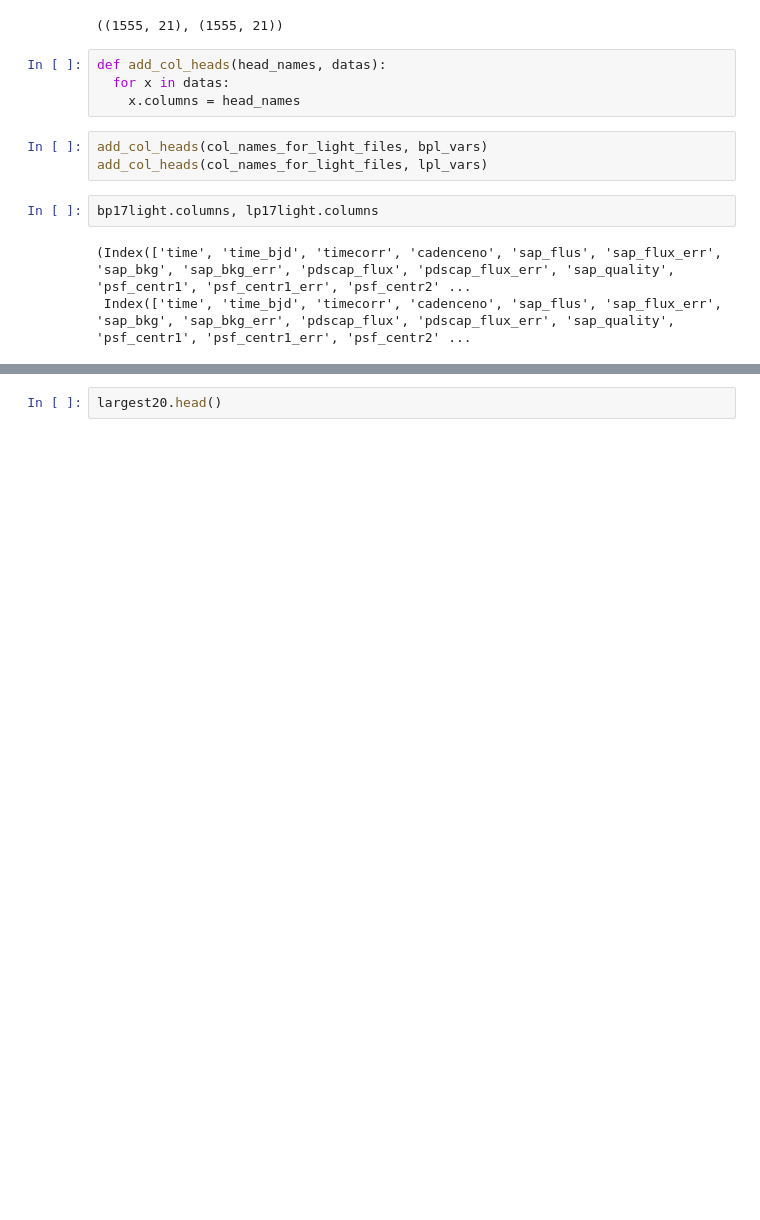
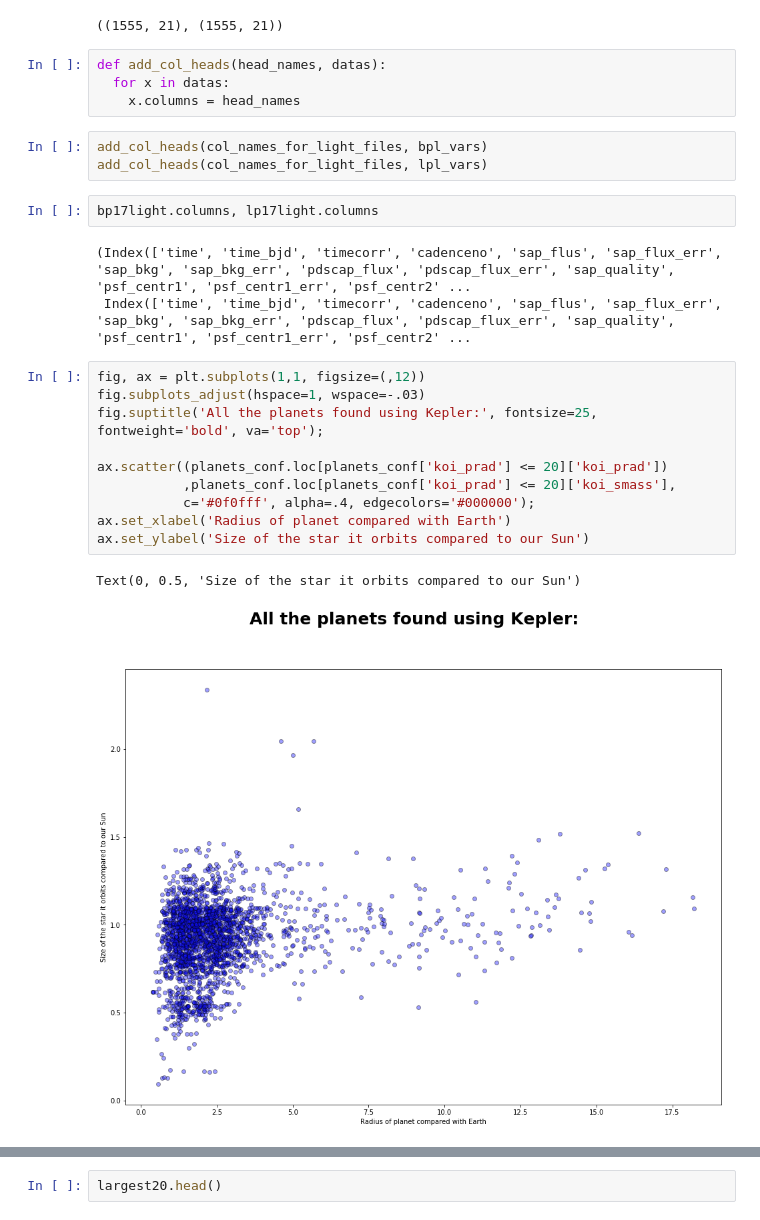
Before and after one commit to jazzathoth/DataStorytelling_ProjectRepo, a Jupyter notebook: planets_visualizations.ipynb, the cells around one changed output, grey strips where cells are left out. Cells and saved outputs as stored; diff of their text form; blank space fills up the shorter version.

```diff
--- a/planets_visualizations.ipynb
+++ b/planets_visualizations.ipynb
@@ -267,6 +200,19 @@ bp17light.columns, lp17light.columns
 # %% [output]
 (Index(['time', 'time_bjd', 'timecorr', 'cadenceno', 'sap_flus', 'sap_flux_err', 'sap_bkg', 'sap_bkg_err', 'pdscap_flux', 'pdscap_flux_err', 'sap_quality', 'psf_centr1', 'psf_centr1_err', 'psf_centr2' ...
  Index(['time', 'time_bjd', 'timecorr', 'cadenceno', 'sap_flus', 'sap_flux_err', 'sap_bkg', 'sap_bkg_err', 'pdscap_flux', 'pdscap_flux_err', 'sap_quality', 'psf_centr1', 'psf_centr1_err', 'psf_centr2' ...
+# %%
+fig, ax = plt.subplots(1,1, figsize=(,12))
+fig.subplots_adjust(hspace=1, wspace=-.03)
+fig.suptitle('All the planets found using Kepler:', fontsize=25, fontweight='bold', va='top');
+
+ax.scatter((planets_conf.loc[planets_conf['koi_prad'] <= 20]['koi_prad'])
+           ,planets_conf.loc[planets_conf['koi_prad'] <= 20]['koi_smass'],
+           c='#0f0fff', alpha=.4, edgecolors='#000000');
+ax.set_xlabel('Radius of planet compared with Earth')
+ax.set_ylabel('Size of the star it orbits compared to our Sun')
+# %% [output]
+Text(0, 0.5, 'Size of the star it orbits compared to our Sun')
+[figure, added]
 # %%
 fig, ax = plt.subplots(1,4, figsize=(30,8))
 fig.subplots_adjust(hspace=1, wspace=-.03)
```
Also changed, not shown: parts of 13 cells of this notebook.
